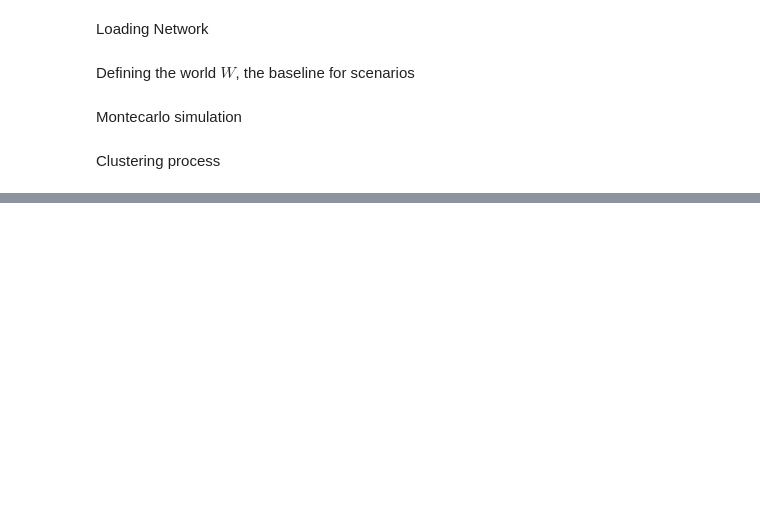
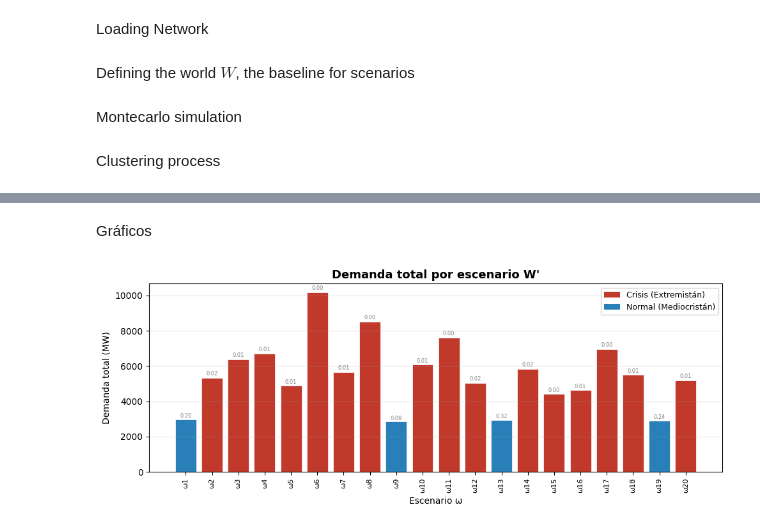
Before and after one commit to sofisacmu/obi_proyecto1, a Jupyter notebook: Escenarios/scenarios.ipynb, the cells around one changed output, grey strips where cells are left out. Drawn from its saved outputs; the diff is of its cells as text; code cells hidden in the pictures; blank space fills up the shorter version.

```diff
--- a/Escenarios/scenarios.ipynb
+++ b/Escenarios/scenarios.ipynb
@@ -40,12 +40,12 @@ def load_nodes_from_csv(path_nodes: str):
 Defining the world $W$, the baseline for scenarios
 # %%
 def sample_one_scenario_W(nodes, edges, rng,
-                          p_crisis=0.05,
+                          p_crisis=0.15,
                           # mediocristan
                           dem_sigma=0.10,
                           cost_sigma=0.05,
-                          p_outage=0.02,
-                          cap_drop=0.7,
+                          p_outage=0.2,
+                          cap_drop=0.45,
                           # extremistan
                           crisis_dem_mult_mu=2.0,
                           crisis_dem_mult_sigma=0.25,
@@ -216,7 +216,7 @@ def export_Wprime(reps, probs, out_prefix="Wprime"):
 edges = load_edges_from_csv("edges.csv")
 nodes = load_nodes_from_csv("nodes.csv")
 
-instance = 19
+instance = 60
 nodes = nodes[nodes["instance"] == instance].reset_index(drop=True)
 gens = nodes[nodes["is_generator"] == True]["node"].to_list()
 
@@ -255,0 +256,2 @@ np.float64(1.0000000000000002)
+# %% [markdown]
+Gráficos
@@ -255,0 +293,20 @@ np.float64(1.0000000000000002)
+# %%
+# Demanda total por escenario
+
+fig, ax = plt.subplots(figsize=(10, 4))
+
+bars = ax.bar(labels, D_total, color=colors, edgecolor="white", linewidth=0.5)
+for bar, p in zip(bars, p_vals):
+    ax.text(bar.get_x() + bar.get_width()/2, bar.get_height() * 1.01,
+            f"{p:.2f}", ha="center", va="bottom", fontsize=6, color="gray")
+
+ax.set_title("Demanda total por escenario W'", fontsize=13, fontweight="bold")
+ax.set_ylabel("Demanda total (MW)")
+ax.set_xlabel("Escenario ω")
+ax.tick_params(axis="x", rotation=90, labelsize=8)
+ax.grid(axis="y", alpha=0.3)
+ax.legend(handles=legend_elements, fontsize=9)
+plt.tight_layout()
+plt.show()
+# %% [output]
+[figure, added]
```
Also changed, not shown: parts of 13 cells of this notebook.
